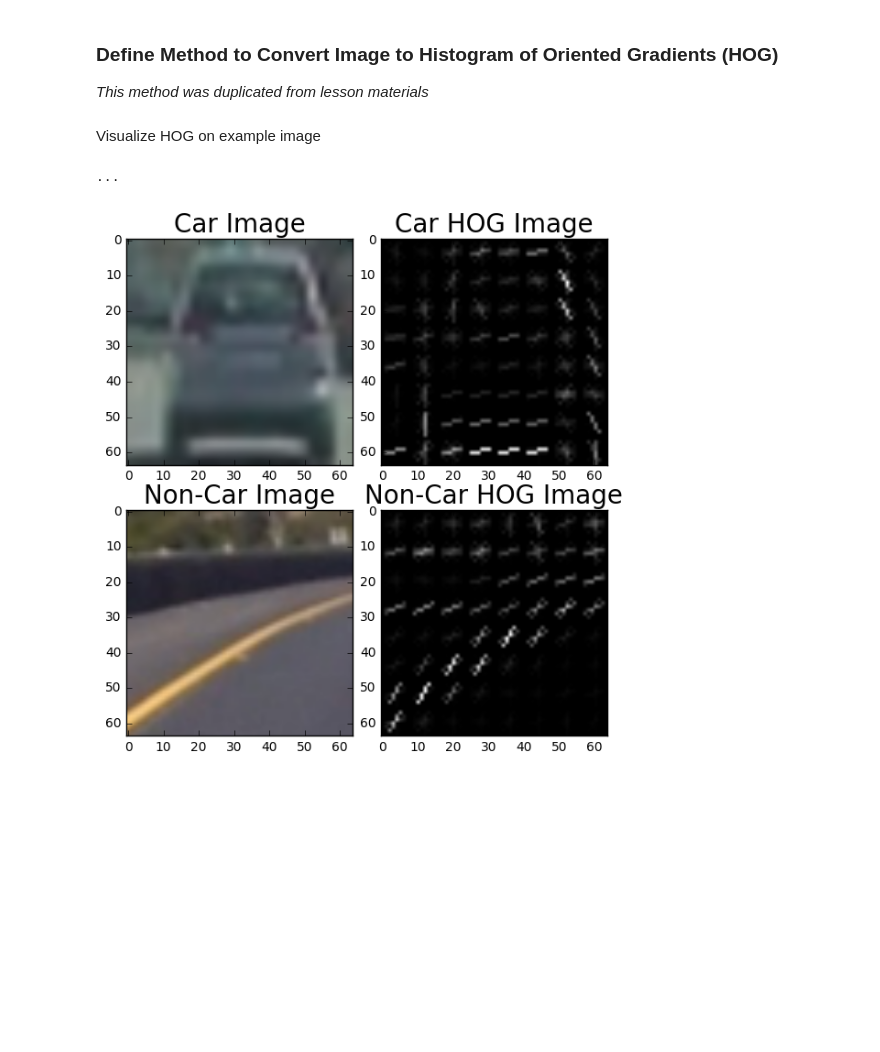
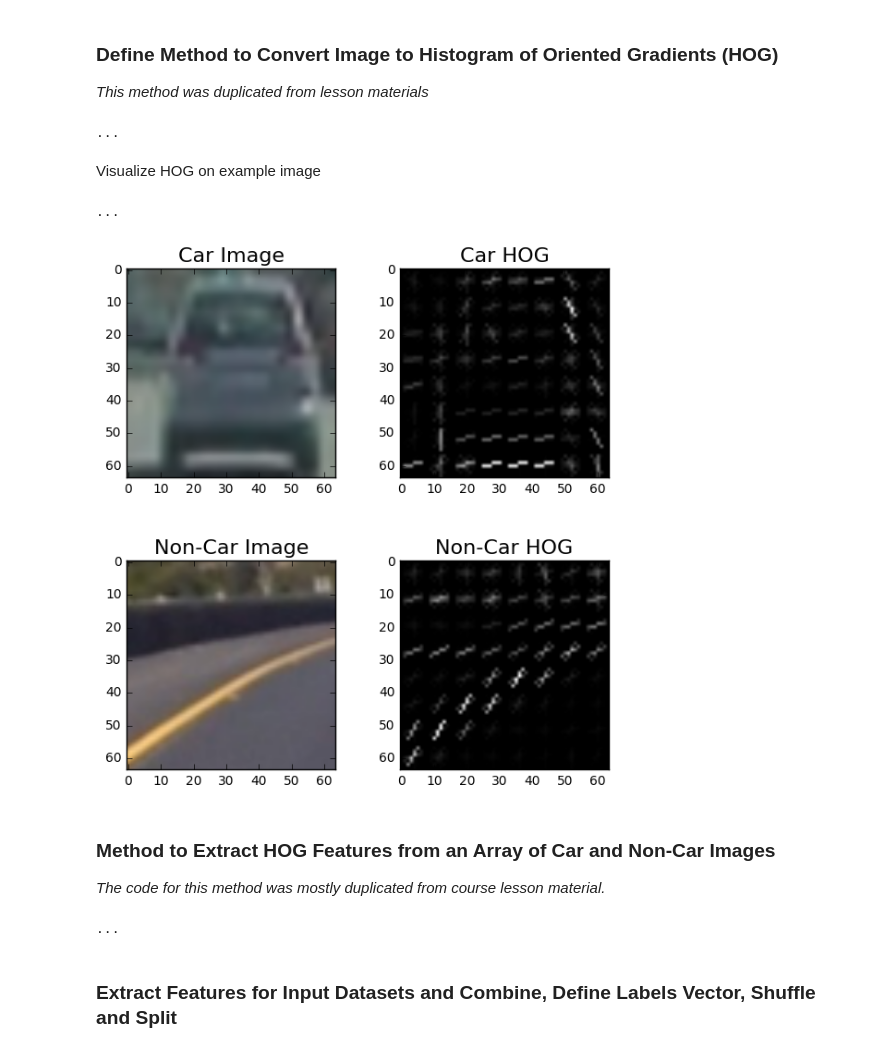
Before and after one commit to jeremy-shannon/CarND-Vehicle-Detection, a Jupyter notebook: vehicle_detection_project.ipynb, the cells around one changed output. Drawn from its saved outputs; the diff is of its cells as text; code cells hidden in the pictures; blank space fills up the shorter version.

```diff
--- a/vehicle_detection_project.ipynb
+++ b/vehicle_detection_project.ipynb
@@ -80,26 +86,81 @@ def get_hog_features(img, orient, pix_per_cell, cell_per_block,
                        transform_sqrt=False,
                        visualise=vis, feature_vector=feature_vec)
         return features
+
+print('...')
+# %% [output]
+...
 # %% [markdown]
 Visualize HOG on example image
 # %%
 car_img = mpimg.imread(car_images[5])
 _, car_dst = get_hog_features(car_img[:,:,2], 9, 8, 8, vis=True, feature_vec=True)
 noncar_img = mpimg.imread(noncar_images[5])
 _, noncar_dst = get_hog_features(noncar_img[:,:,2], 9, 8, 8, vis=True, feature_vec=True)
 
 # Visualize
 f, ((ax1, ax2), (ax3, ax4)) = plt.subplots(2, 2, figsize=(7,7))
-f.subplots_adjust(hspace = .2, wspace=.05)
+f.subplots_adjust(hspace = .4, wspace=.2)
 ax1.imshow(car_img)
-ax1.set_title('Car Image', fontsize=20)
+ax1.set_title('Car Image', fontsize=16)
 ax2.imshow(car_dst, cmap='gray')
-ax2.set_title('Car HOG Image', fontsize=20)
+ax2.set_title('Car HOG', fontsize=16)
 ax3.imshow(noncar_img)
-ax3.set_title('Non-Car Image', fontsize=20)
+ax3.set_title('Non-Car Image', fontsize=16)
 ax4.imshow(noncar_dst, cmap='gray')
-ax4.set_title('Non-Car HOG Image', fontsize=20)
+ax4.set_title('Non-Car HOG', fontsize=16)
 print('...')
 # %% [output]
 ...
-[figure, old version]
+[figure, new version]
+# %% [markdown]
+### Method to Extract HOG Features from an Array of Car and Non-Car Images
+*The code for this method was mostly duplicated from course lesson material.*
+# %%
+# Define a function to extract features from a list of image locations
+# This function could also be used to call bin_spatial() and color_hist() (as in the lessons) to extract
+# flattened spatial color features and color histogram features and combine them all (making use of StandardScaler)
+# to be used together for classification
+def extract_features(imgs, cspace='RGB', orient=9,
+                        pix_per_cell=8, cell_per_block=2, hog_channel=0):
+    # Create a list to append feature vectors to
+    features = []
+    # Iterate through the list of images
+    for file in imgs:
+        # Read in each one by one
+        image = mpimg.imread(file)
+        # apply color conversion if other than 'RGB'
+        if cspace != 'RGB':
+            if cspace == 'HSV':
+                feature_image = cv2.cvtColor(image, cv2.COLOR_RGB2HSV)
+            elif cspace == 'LUV':
+                feature_image = cv2.cvtColor(image, cv2.COLOR_RGB2LUV)
+            elif cspace == 'HLS':
+                feature_image = cv2.cvtColor(image, cv2.COLOR_RGB2HLS)
+            elif cspace == 'YUV':
+                feature_image = cv2.cvtColor(image, cv2.COLOR_RGB2YUV)
+            elif cspace == 'YCrCb':
+                feature_image = cv2.cvtColor(image, cv2.COLOR_RGB2YCrCb)
+        else: feature_image = np.copy(image)
+
+        # Call get_hog_features() with vis=False, feature_vec=True
+        if hog_channel == 'ALL':
+            hog_features = []
+            for channel in range(feature_image.shape[2]):
+                hog_features.append(get_hog_features(feature_image[:,:,channel],
+                                    orient, pix_per_cell, cell_per_block,
+                                    vis=False, feature_vec=True))
+            hog_features = np.ravel(hog_features)
+        else:
+            hog_features = get_hog_features(feature_image[:,:,hog_channel], orient,
+                        pix_per_cell, cell_per_block, vis=False, feature_vec=True)
+        # Append the new feature vector to the features list
+        features.append(hog_features)
+    # Return list of feature vectors
+    return features
+
+print('...')
+# %% [output]
+...
+# %% [markdown]
+### Extract Features for Input Datasets and Combine, Define Labels Vector, Shuffle and Split
```
Also changed, not shown: parts of 6 cells of this notebook.
